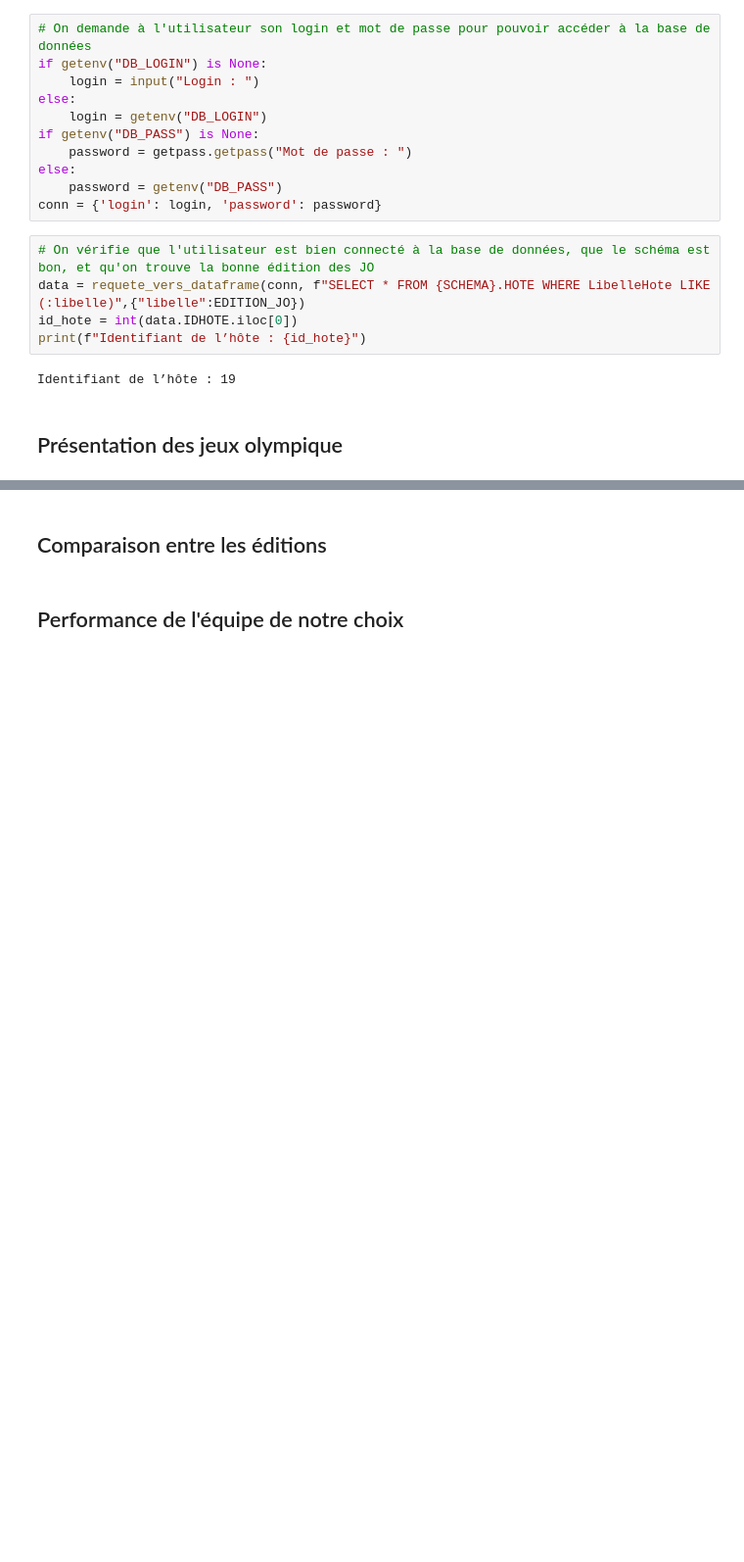
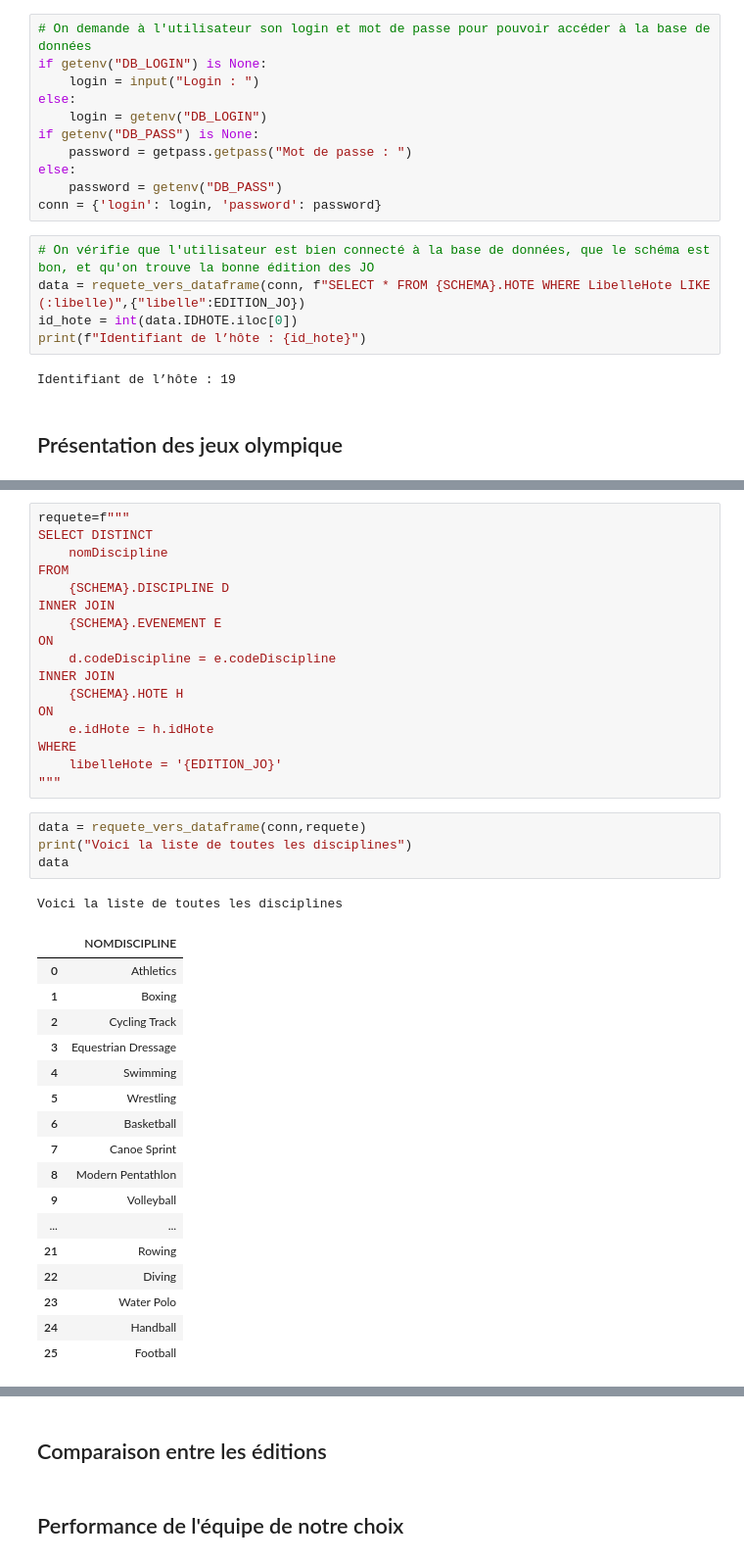
Before and after one commit to zykogithub/projets_IUT, a Jupyter notebook: S2/data_base/partie 2/partie_2.ipynb, the cells around one changed output, grey strips where cells are left out. Shown at 98% size. Saved outputs shown, nothing was run; the diff lists cells and outputs as text; blank space fills up the shorter version.

```diff
--- a/S2/data_base/partie 2/partie_2.ipynb
+++ b/S2/data_base/partie 2/partie_2.ipynb
@@ -67,0 +135,40 @@ Identifiant de l’hôte : 19
+# %%
+requete=f"""
+SELECT DISTINCT
+    nomDiscipline
+FROM
+    {SCHEMA}.DISCIPLINE D
+INNER JOIN
+    {SCHEMA}.EVENEMENT E
+ON
+    d.codeDiscipline = e.codeDiscipline
+INNER JOIN
+    {SCHEMA}.HOTE H
+ON
+    e.idHote = h.idHote
+WHERE
+    libelleHote = '{EDITION_JO}'
+"""
+# %%
+data = requete_vers_dataframe(conn,requete)
+print("Voici la liste de toutes les disciplines")
+data
+# %% [output]
+Voici la liste de toutes les disciplines
+|  | NOMDISCIPLINE |
+| 0 | Athletics |
+| 1 | Boxing |
+| 2 | Cycling Track |
+| 3 | Equestrian Dressage |
+| 4 | Swimming |
+| 5 | Wrestling |
+| 6 | Basketball |
+| 7 | Canoe Sprint |
+| 8 | Modern Pentathlon |
+| 9 | Volleyball |
+| ... | ... |
+| 21 | Rowing |
+| 22 | Diving |
+| 23 | Water Polo |
+| 24 | Handball |
+| 25 | Football |
```
Also changed, not shown: parts of 17 cells of this notebook, 2 other files.
